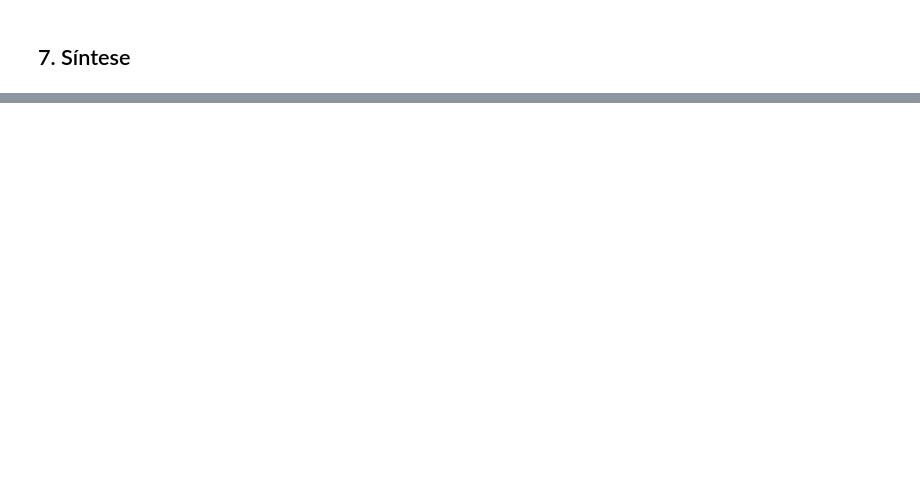
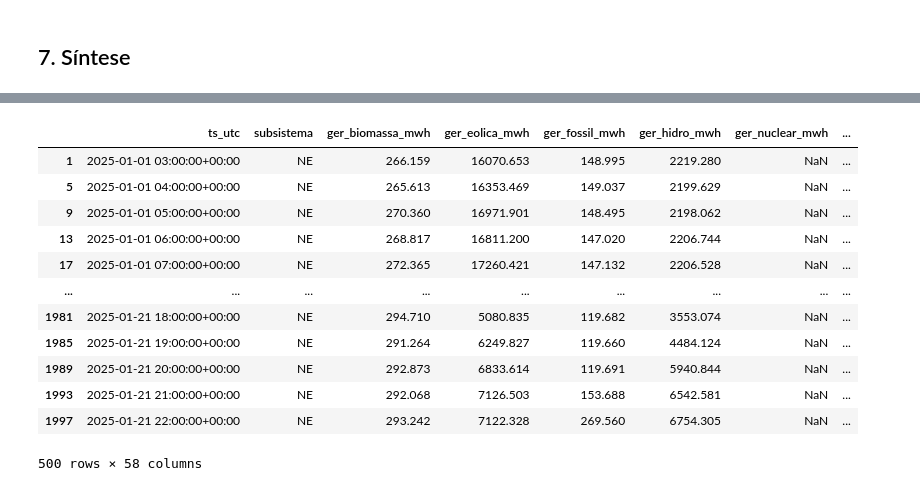
Before and after one commit to AndreBarcellosCouto/renovaveisbrasil-ICD, a Jupyter notebook: notebooks/analise_locais_2025.ipynb, the cells around one changed output, grey strips where cells are left out. Cells and saved outputs as stored; diff of their text form; code cells hidden in the pictures; blank space fills up the shorter version.

```diff
--- a/notebooks/analise_locais_2025.ipynb
+++ b/notebooks/analise_locais_2025.ipynb
@@ -222,6 +274,12 @@ fig.colorbar(im, ax=ax, shrink=0.8); plt.savefig(f'{OUT}/fig_corte_subsistemas.p
 - `intensidade_evitada` = co2/energia (qualidade do horário, independente da quantidade de recurso)
 - `perda_por_corte` = fração da energia gerada em horas de corte
 # %%
+# Garante que as colunas geradas na calibração estejam presentes no clima antes de mesclar
+if 'cf_eolica' not in clima.columns:
+    clima['cf_eolica'] = clima['cf_eolica_bruto'] * ALFA if 'ALFA' in globals() else clima['cf_eolica_bruto']
+if 'cf_solar' not in clima.columns:
+    clima['cf_solar'] = (clima['cf_solar_bruto'] * FATOR_SOL).clip(0, 1) if 'FATOR_SOL' in globals() else clima['cf_solar_bruto']
+
 base = (clima[['id_celula', 'mes', 'hora_local', 'dias', 'cf_eolica', 'cf_solar']]
         .merge(cel[['id_celula', 'subsistema']], on='id_celula')
         .merge(val, on=['subsistema', 'mes', 'hora_local'], how='left'))
@@ -408,0 +626,15 @@ print(f'\nArquivos gravados em {OUT}:', sorted(os.listdir(OUT)))
+# %%
+import os
+import pandas as pd
+from google.colab import data_table
+data_table.enable_dataframe_formatter()          # tabelas viram planilhas interativas (filtrar/ordenar)
+D = '/content/extracted_data'
+# %%
+resumo = []
+for f in sorted(os.listdir(D)):
+    df = pd.read_csv(f'{D}/{f}', nrows=5)
+    n = sum(1 for _ in open(f'{D}/{f}')) - 1
+    resumo.append(dict(tabela=f.replace('.csv', ''), linhas=n, colunas=df.shape[1],
+                       MB=round(os.path.getsize(f'{D}/{f}') / 1e6, 1),
+                       algumas_colunas=', '.join(df.columns[:6])))
+display(pd.DataFrame(resumo))
@@ -408,0 +659,4 @@ print(f'\nArquivos gravados em {OUT}:', sorted(os.listdir(OUT)))
+# %%
+p = pd.read_csv(f'{D}/painel_subsistema_h.csv', parse_dates=['ts_local'])
+display(p[p['subsistema'] == 'NE'].head(500))
+# %% [output]
@@ -408,0 +664,13 @@ print(f'\nArquivos gravados em {OUT}:', sorted(os.listdir(OUT)))
+|  | ts_utc | subsistema | ger_biomassa_mwh | ger_eolica_mwh | ger_fossil_mwh | ger_hidro_mwh | ger_nuclear_mwh | ... |
+| 1 | 2025-01-01 03:00:00+00:00 | NE | 266.159 | 16070.653 | 148.995 | 2219.280 | NaN | ... |
+| 5 | 2025-01-01 04:00:00+00:00 | NE | 265.613 | 16353.469 | 149.037 | 2199.629 | NaN | ... |
+| 9 | 2025-01-01 05:00:00+00:00 | NE | 270.360 | 16971.901 | 148.495 | 2198.062 | NaN | ... |
+| 13 | 2025-01-01 06:00:00+00:00 | NE | 268.817 | 16811.200 | 147.020 | 2206.744 | NaN | ... |
+| 17 | 2025-01-01 07:00:00+00:00 | NE | 272.365 | 17260.421 | 147.132 | 2206.528 | NaN | ... |
+| ... | ... | ... | ... | ... | ... | ... | ... | ... |
+| 1981 | 2025-01-21 18:00:00+00:00 | NE | 294.710 | 5080.835 | 119.682 | 3553.074 | NaN | ... |
+| 1985 | 2025-01-21 19:00:00+00:00 | NE | 291.264 | 6249.827 | 119.660 | 4484.124 | NaN | ... |
+| 1989 | 2025-01-21 20:00:00+00:00 | NE | 292.873 | 6833.614 | 119.691 | 5940.844 | NaN | ... |
+| 1993 | 2025-01-21 21:00:00+00:00 | NE | 292.068 | 7126.503 | 153.688 | 6542.581 | NaN | ... |
+| 1997 | 2025-01-21 22:00:00+00:00 | NE | 293.242 | 7122.328 | 269.560 | 6754.305 | NaN | ... |
+500 rows × 58 columns
```
Also changed, not shown: parts of 19 cells of this notebook.
